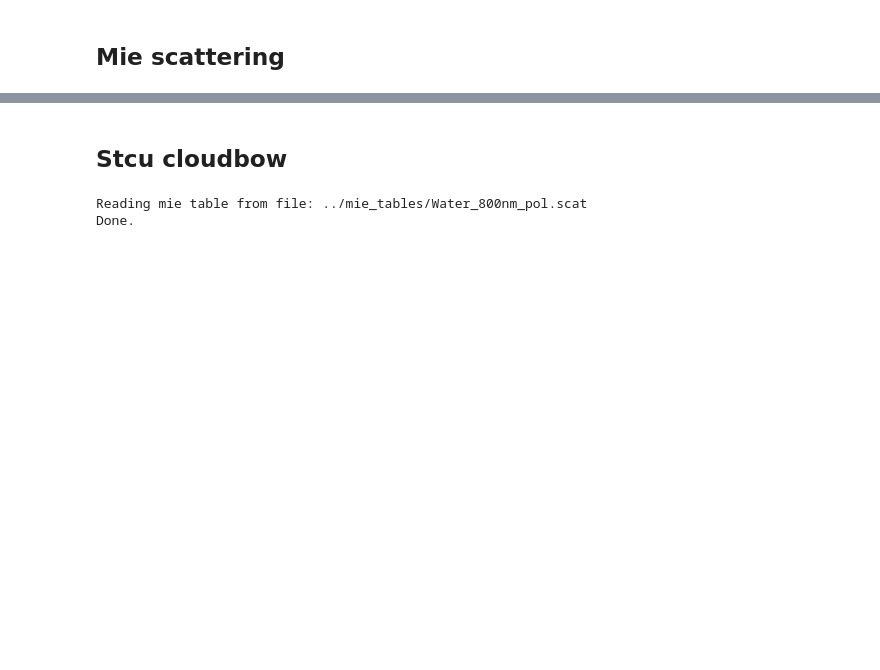
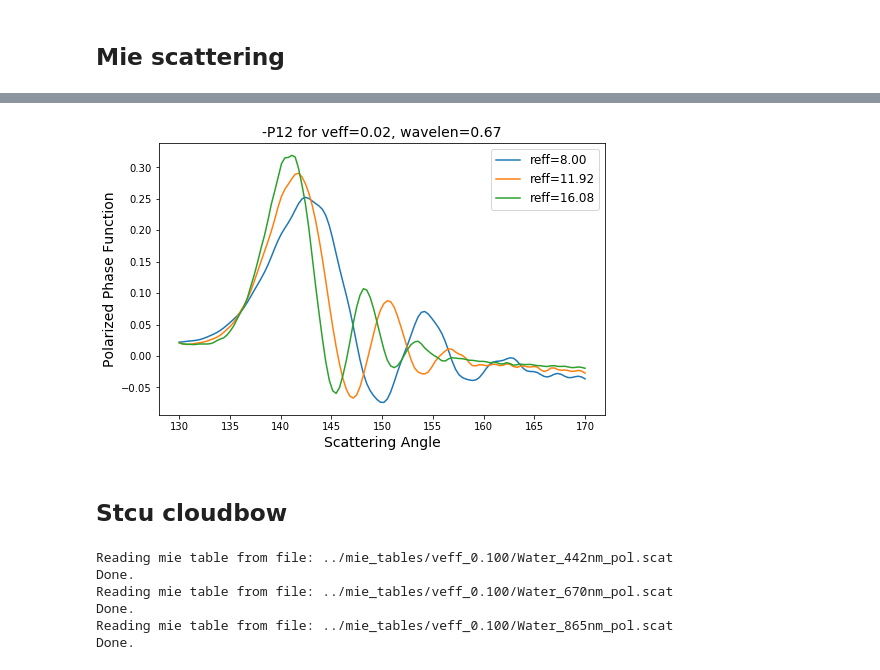
Before and after one commit to CloudTomography/AT3D, a Jupyter notebook: notebooks/Cloudbow Analysis.ipynb, the cells around one changed output, grey strips where cells are left out. Drawn from its saved outputs; the diff is of its cells as text; code cells hidden in the pictures; blank space fills up the shorter version.

```diff
--- a/notebooks/Cloudbow Analysis.ipynb
+++ b/notebooks/Cloudbow Analysis.ipynb
@@ -89,40 +145,43 @@ for wavelen, mie in zip(wavelengths, mie_list):
+# %%
+"""
+Plot polarized phase function for different wavelengths effective radii
+"""
+
+ve_index = find_nearest(veffs, 0.02)
+re_indices = [find_nearest(reffs, reff) for reff in [8.0, 12.0, 16.0]]
+wavelen_index = find_nearest(wavelengths, 0.67)
+
+angles = np.linspace(130, 170, 100)
+
+%matplotlib inline
+plt.figure(figsize=(8,5))
+for re_index in re_indices:
+    phase = -mie_tables[ve_index][wavelen_index].transform_wignerd_to_phase(re_index, 5, angles)
+    plt.plot(angles, phase, label='reff={:.2f}'.format(reffs[re_index]))
+    plt.title('-P12 for veff={:.2f}, wavelen={:.2f}'.format(veffs[ve_index], wavelengths[wavelen_index]), fontsize=14)
+    plt.legend(fontsize=12)
+    plt.xlabel('Scattering Angle', fontsize=14)
+    plt.ylabel('Polarized Phase Function', fontsize=14)
+# %% [output]
+[figure, added]
 # %% [markdown]
 ## Stcu cloudbow
-# %%
-"""
-Load a Stratocumulus cloud field from SHDOM original distribution.
-The atmosphere containts both Rayleigh and Mie scattering.
-"""
-
-# Mie scattering for water droplets
-mie = shdom.MiePolarized()
-mie.read_table(file_path='../mie_tables/Water_800nm_pol.scat')
-
-
-# Generate a Microphysical medium
-csv_path = '../synthetic_cloud_fields/shdom/les_stcu.txt'
-microphysics = shdom.MicrophysicalMedium()
-microphysics.load_from_csv(csv_path)
-
-# Rayleigh scattering for air molecules
-temperatures = np.array([283.64, 283.41, 283.17, 282.94, 282.72, 282.50, 282.29, 282.11,
-                         281.95, 281.82, 281.69, 281.58, 281.50, 281.71, 283.87, 286.190])
-temp_grid = shdom.Grid(z=microphysics.grid.z)
-temperature_profile = shdom.GridData(temp_grid, temperatures)
-rayleigh = shdom.RayleighPolarized(wavelength=0.8)
-rayleigh.init_temperature_profile(temperature_profile)
-
-cloud = shdom.Medium()
-air = shdom.AmbientMedium()
-
-extinction_c, albedo_c, phase_c = mie.interpolate_scattering_field(microphysics.lwc, microphysics.reff, phase_type='Tabulated')
-extinction_a, albedo_a, phase_a = rayleigh.get_scattering_field(temp_grid, phase_type='Tabulated')
-
-cloud.set_optical_properties(extinction_c, albedo_c, phase_c)
-air.set_optical_properties(extinction_a, albedo_a, phase_a)
-
-atmosphere = cloud + air
-# %% [output]
-Reading mie table from file: ../mie_tables/Water_800nm_pol.scat
-Done.
+# %%
+"""
+Load a Stratocumulus cloud field from SHDOM original distribution.
+The atmosphere containts both Rayleigh and Mie scattering.
+"""
+
+csv_path = '../synthetic_cloud_fields/shdom/les_stcu.txt'
+wavelengths = [0.442, 0.67, 0.865]
+veff=0.1
+
+atmospheres = [get_atmosphere(csv_path, wavelen, veff) for wavelen in wavelengths]
+# %% [output]
+Reading mie table from file: ../mie_tables/veff_0.100/Water_442nm_pol.scat
+Done.
+Reading mie table from file: ../mie_tables/veff_0.100/Water_670nm_pol.scat
+Done.
+Reading mie table from file: ../mie_tables/veff_0.100/Water_865nm_pol.scat
+Done.
 # %%
```
Also changed, not shown: parts of 16 cells of this notebook, 11 other files.
